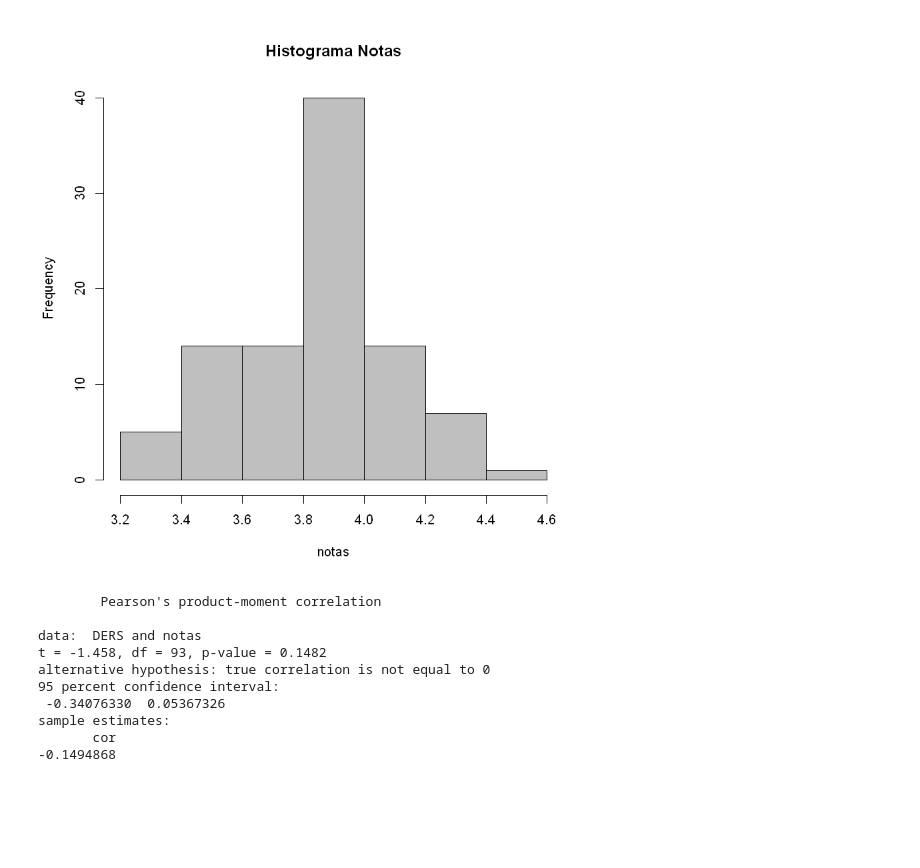
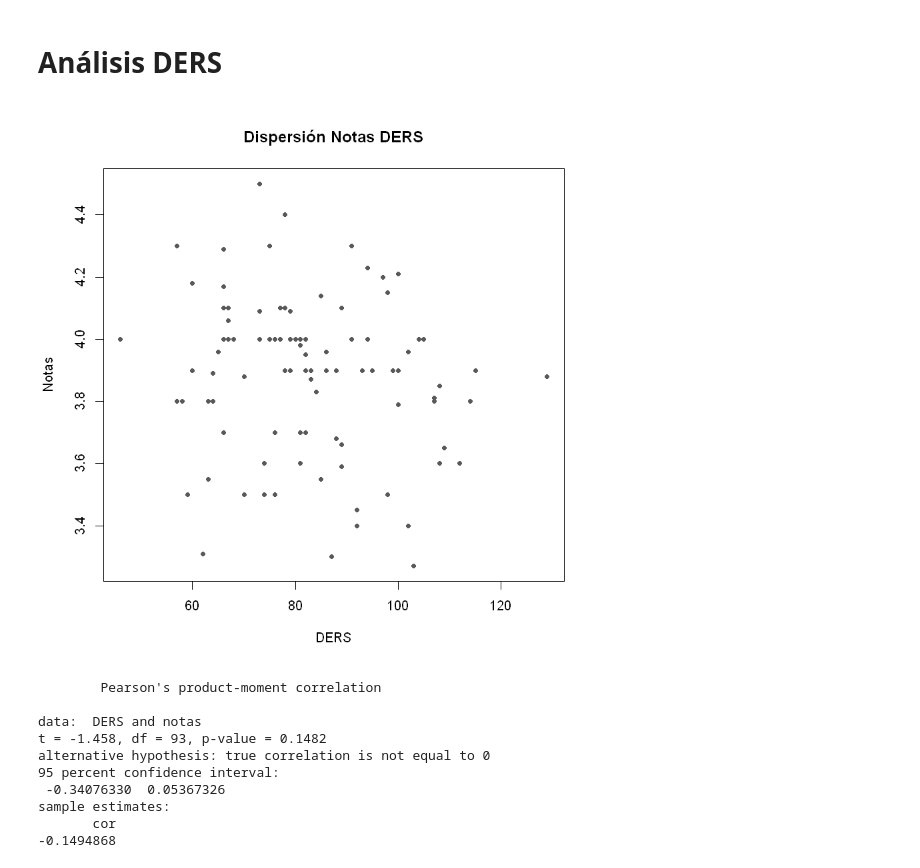
Before and after one commit to Yagwar/Proyectos, a Jupyter notebook: Analisis Mónica Montaño.ipynb, the cells around one changed output. Saved outputs shown, nothing was run; the diff lists cells and outputs as text; code cells hidden in the pictures; blank space fills up the shorter version.

```diff
--- a/Analisis Mónica Montaño.ipynb
+++ b/Analisis Mónica Montaño.ipynb
@@ -3,6 +3,6 @@ library(ggplot2)
 # %%
-datos=read.csv2("tes_dat.csv", header = TRUE)
-notas=datos$prom_acad
-DERS=datos$tot_codif
+datos=read.csv2("datos.csv", header = TRUE)
+notas=datos$promedio
+DERS=datos$Puntuacion.total
 colnames(datos)
 # %% [output]
@@ -27,7 +20,9 @@ hist(DERS, col="gray75", main="Histograma DERS")
-# %%
-hist(notas, col="gray75", main="Histograma Notas")
-# %% [output]
-[figure, removed]
+# %% [markdown]
+# Análisis DERS
+# %%
+plot(DERS, notas, pch=16, col="gray35", cex=0.75, main="Dispersión Notas DERS", ylab="Notas")
+# %% [output]
+[figure, added]
 # %%
 cor.test(DERS,notas)
 # %% [output]
```
Also changed, not shown: parts of 25 cells of this notebook.
